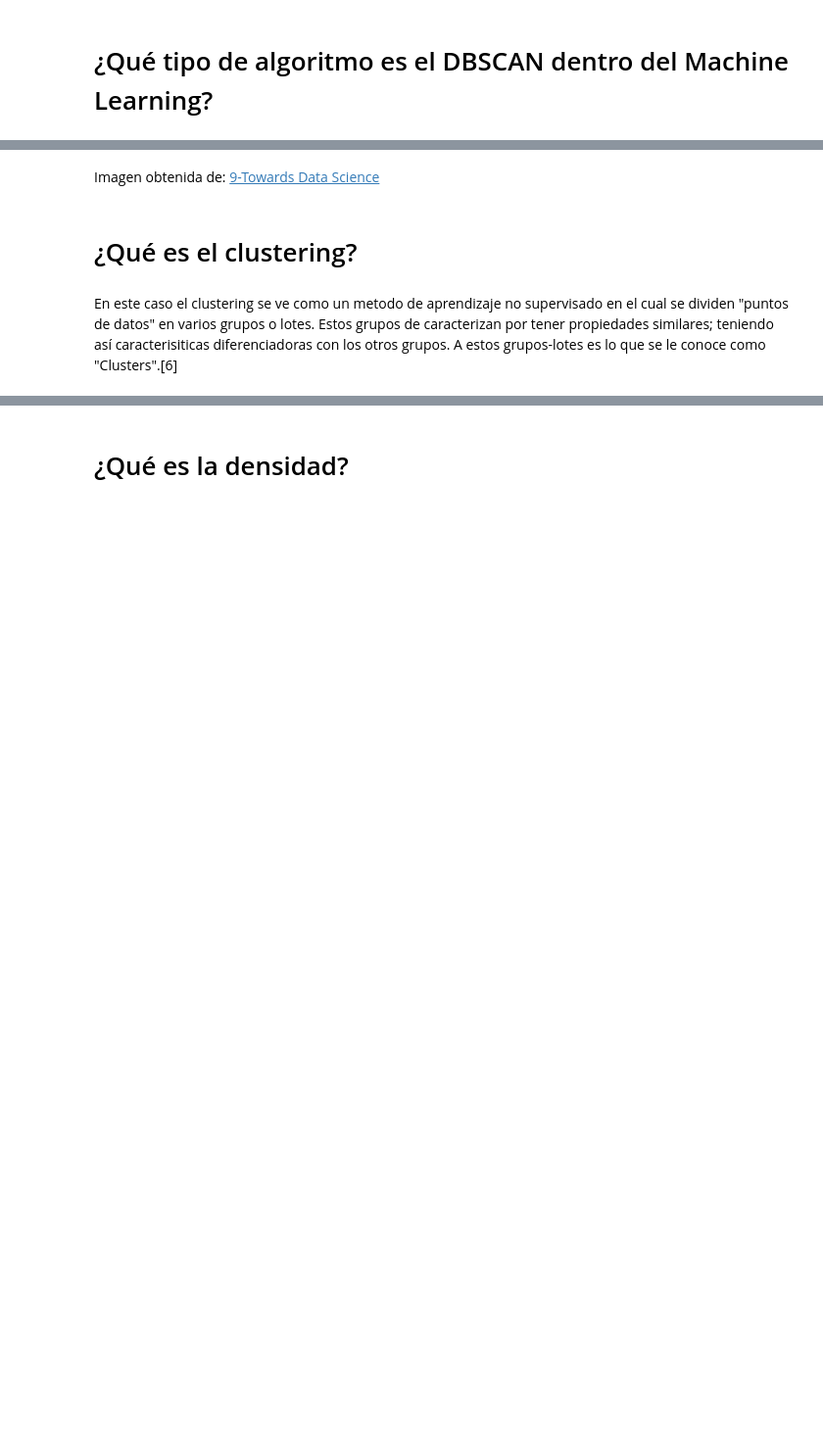
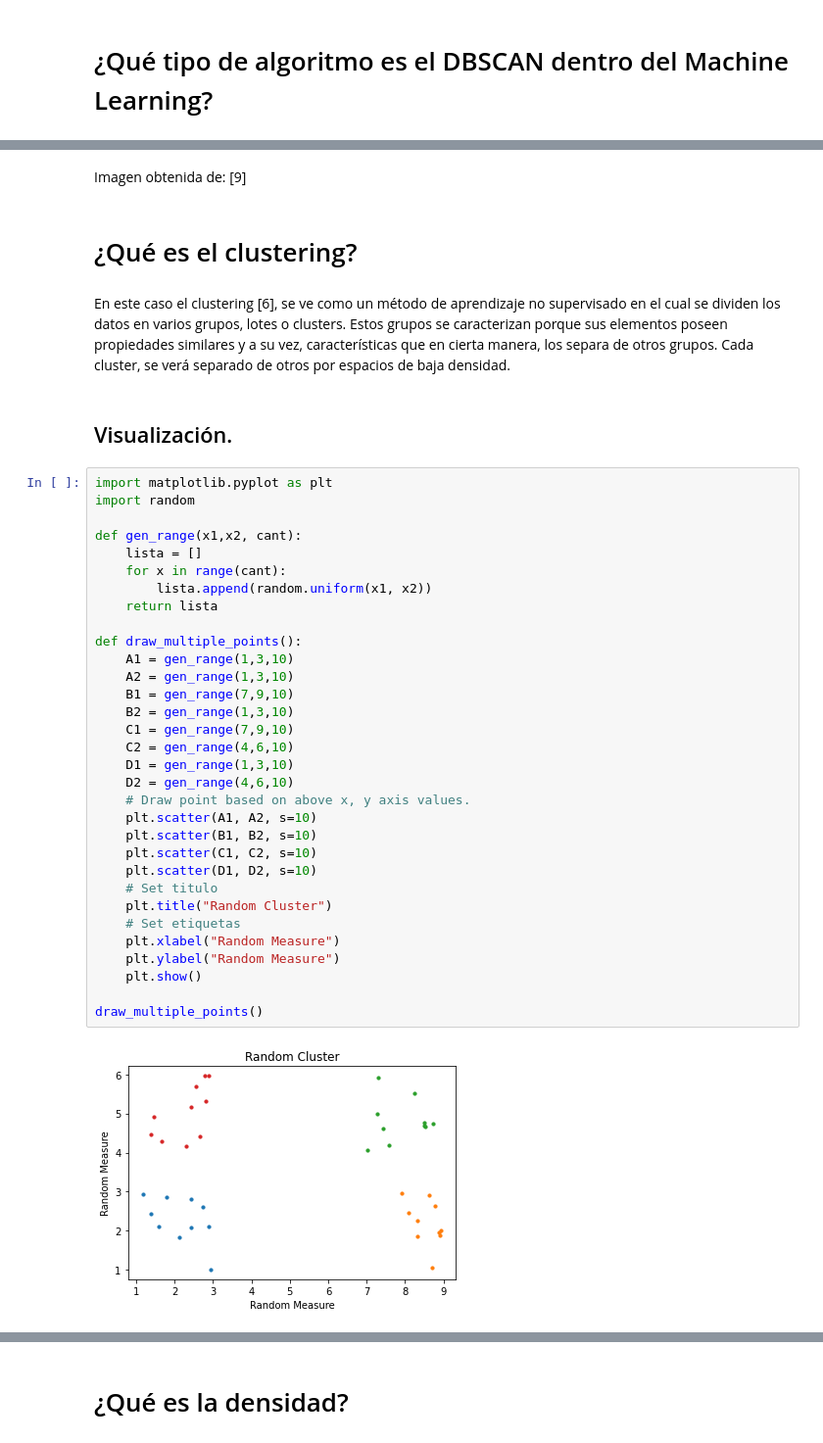
Before and after one commit to ricardomj0499/IA-Investgaci-n-DBSCAN, a Jupyter notebook: DBSCAN.ipynb, the cells around one changed output, grey strips where cells are left out. Shown at 98% size. Drawn from its saved outputs; the diff is of its cells as text; blank space fills up the shorter version.

```diff
--- a/DBSCAN.ipynb
+++ b/DBSCAN.ipynb
@@ -14,8 +14,44 @@ El DSCAN cae dentro del tipo Clustering Que a la vez es un algoritmo no supervis
 # %% [markdown]
 ![tiposML.png](embedded-picture-1)
-# %% [markdown]
-Imagen obtenida de: [9-Towards Data Science](https://towardsdatascience.com/dbscan-clustering-algorithm-how-to-build-powerful-density-based-models-21d9961c4cec)
+# %% [markdown]
+Imagen obtenida de: [9]
 # %% [markdown]
 # ¿Qué es el clustering?
 # %% [markdown]
-En este caso el clustering se ve como un metodo de aprendizaje no supervisado en el cual se dividen "puntos de datos" en varios grupos o lotes. Estos grupos de caracterizan por tener propiedades similares; teniendo así caracterisiticas diferenciadoras con los otros grupos. A estos grupos-lotes es lo que se le conoce como "Clusters".[6]
+En este caso el clustering [6], se ve como un método de aprendizaje no supervisado en el cual se dividen los datos en varios grupos, lotes o  clusters. Estos grupos se caracterizan porque sus elementos poseen propiedades similares y a su vez, características que en cierta manera, los separa de otros grupos. Cada cluster, se verá separado de otros por espacios de baja densidad.
+# %% [markdown]
+## Visualización.
+# %%
+import matplotlib.pyplot as plt
+import random
+
+def gen_range(x1,x2, cant):
+    lista = []
+    for x in range(cant):
+        lista.append(random.uniform(x1, x2))
+    return lista
+
+def draw_multiple_points():
+    A1 = gen_range(1,3,10)
+    A2 = gen_range(1,3,10)
+    B1 = gen_range(7,9,10)
+    B2 = gen_range(1,3,10)
+    C1 = gen_range(7,9,10)
+    C2 = gen_range(4,6,10)
+    D1 = gen_range(1,3,10)
+    D2 = gen_range(4,6,10)
+    # Draw point based on above x, y axis values.
+    plt.scatter(A1, A2, s=10)
+    plt.scatter(B1, B2, s=10)
+    plt.scatter(C1, C2, s=10)
+    plt.scatter(D1, D2, s=10)
+    # Set titulo
+    plt.title("Random Cluster")
+    # Set etiquetas
+    plt.xlabel("Random Measure")
+    plt.ylabel("Random Measure")
+    plt.show()
+
+draw_multiple_points()
+# %% [output]
+[figure, added]
```
Also changed, not shown: parts of 44 cells of this notebook.
